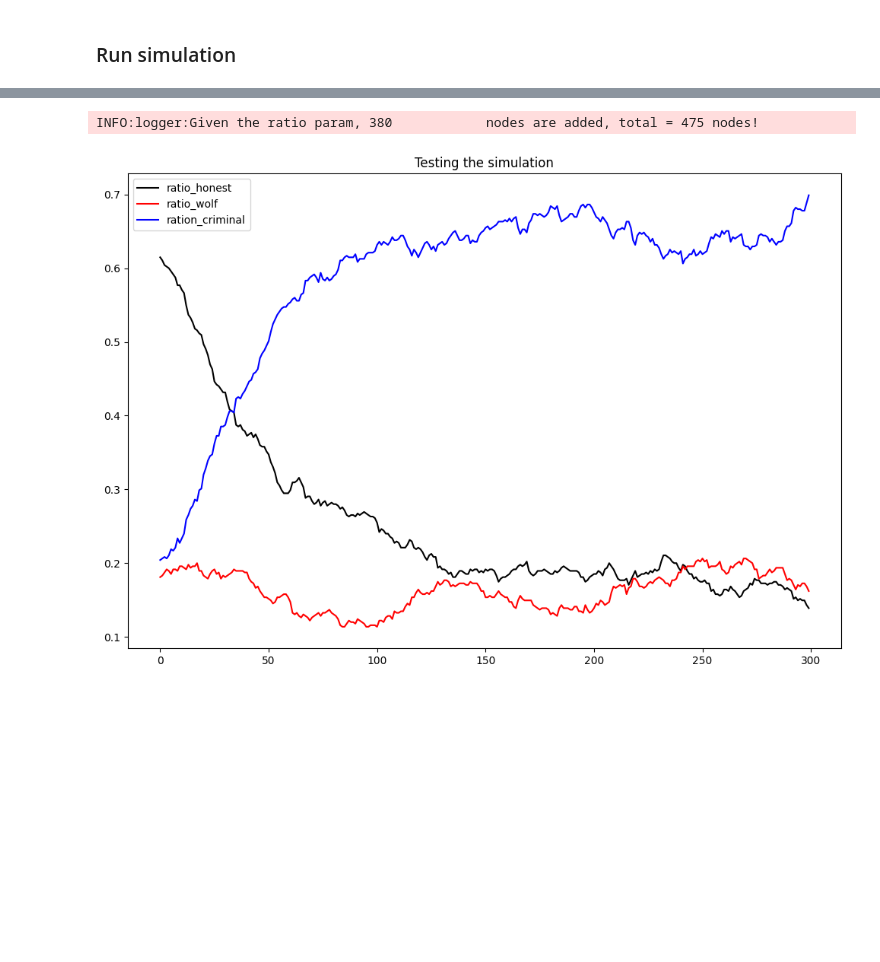
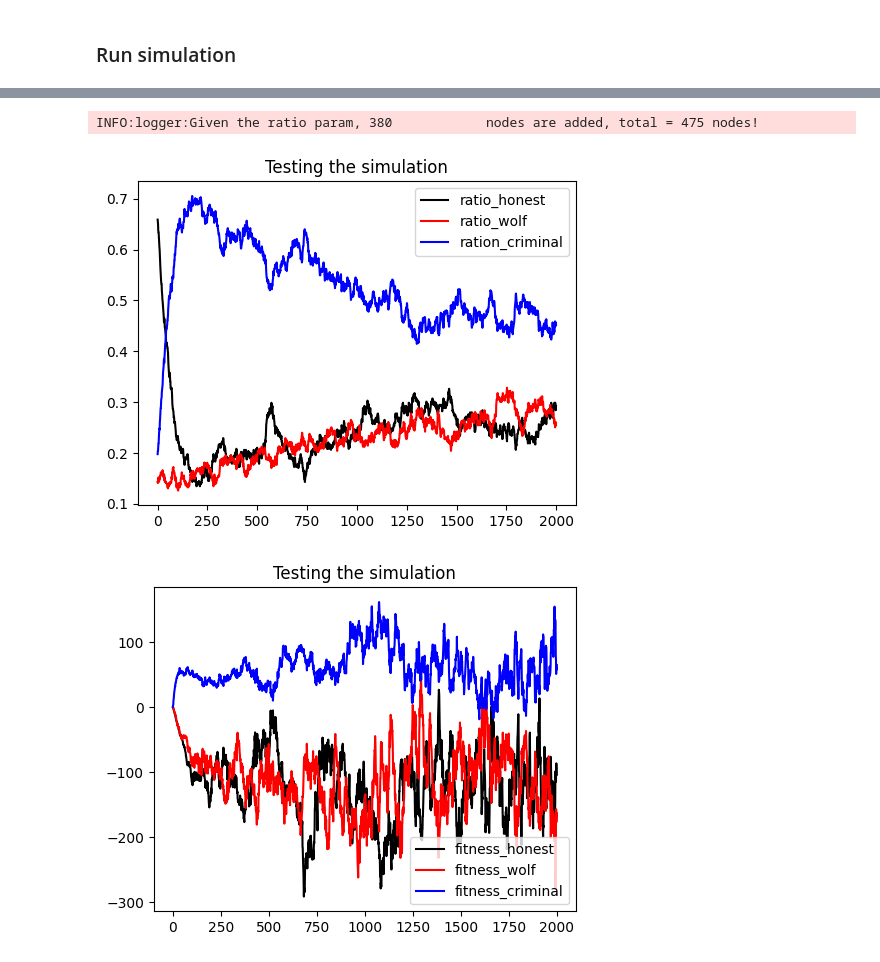
Before and after one commit to LouisWW/criminal_network_analysis, a Jupyter notebook: src/results/notebooks/Sim_mart_vaq_res.ipynb, the cells around one changed output, grey strips where cells are left out. Drawn from its saved outputs; the diff is of its cells as text; code cells hidden in the pictures; blank space fills up the shorter version.

```diff
--- a/src/results/notebooks/Sim_mart_vaq_res.ipynb
+++ b/src/results/notebooks/Sim_mart_vaq_res.ipynb
@@ -218,19 +241,27 @@ Type:      function
 # %%
 # Run simulation
 gt_network = NetworkConverter.nx_to_gt(nx_network)
 simulators = SimMartVaq(network=gt_network, ratio_honest=0.65, ratio_wolf=0.15)
-network, data_collector = simulators.play(network=simulators.network, rounds=300)
+network, data_collector = simulators.play(network=simulators.network, rounds=2000)
 # Show the data
-ax = plotter.plot_lines(
+ax_0 = plotter.plot_lines(
     dict_data=data_collector,
     data_to_plot=["ratio_honest", "ratio_wolf", "ration_criminal"],
     title="Testing the simulation",
 )
-ax.legend()
+
+ax_1 = plotter.plot_lines(
+    dict_data=data_collector,
+    data_to_plot=["fitness_honest", "fitness_wolf", "fitness_criminal"],
+    title="Testing the simulation",
+)
+
+
 plt.show()
 # %% [output]
 INFO:logger:Given the ratio param, 380            nodes are added, total = 475 nodes!
-[figure, old version]
+[figure, new version]
+[figure, added]
 # %%
 # Run simulation 2
 gt_network = NetworkConverter.nx_to_gt(nx_network)
```
Also changed, not shown: parts of 11 cells of this notebook, 2 other files.
